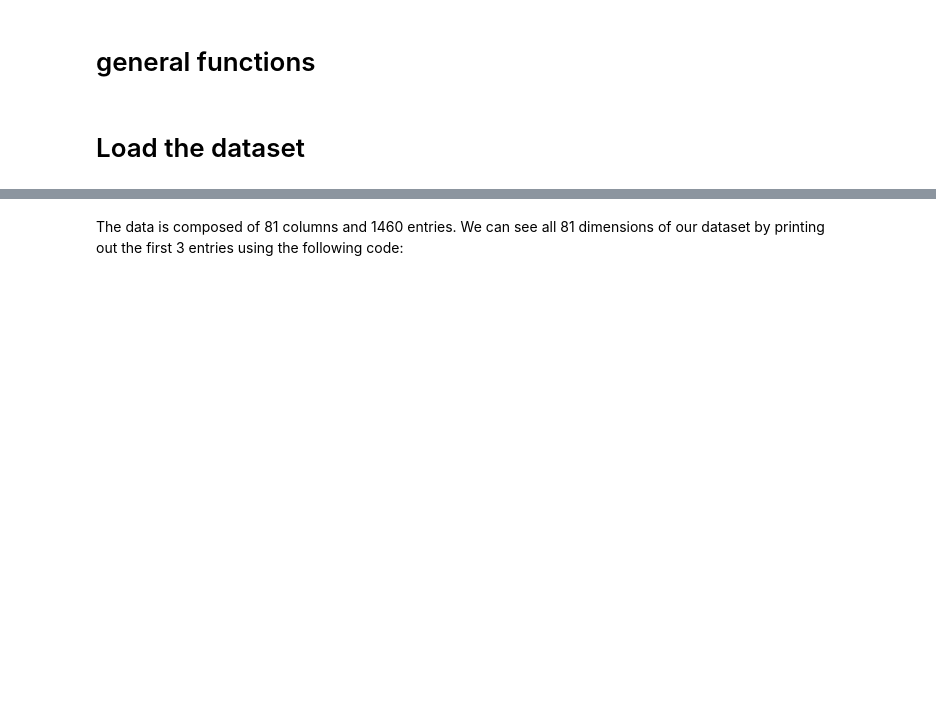
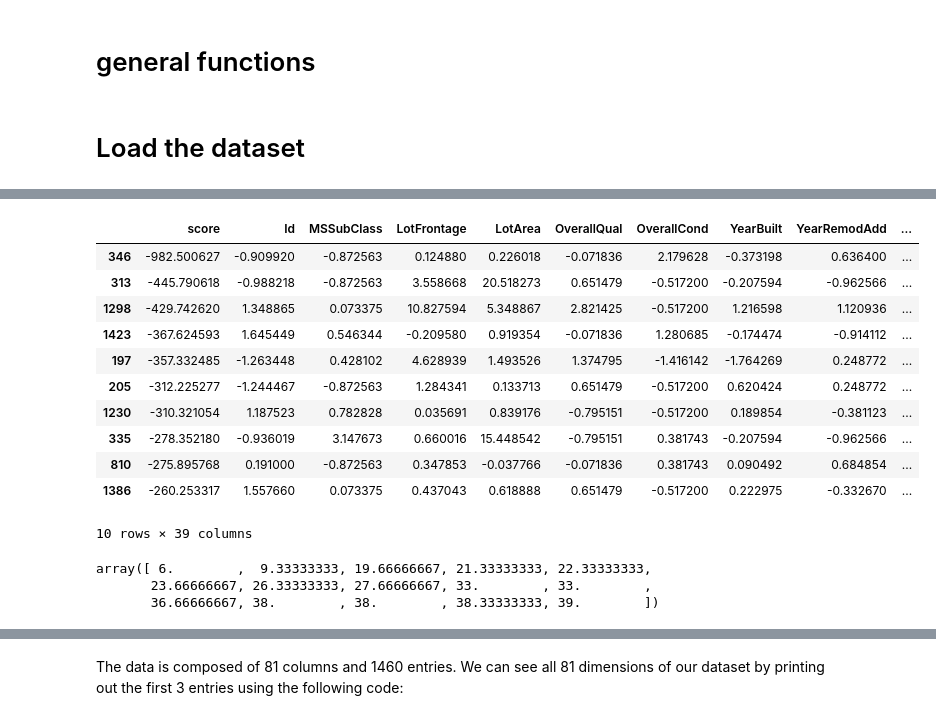
Before and after one commit to talbrend/JET, a Jupyter notebook: Model_JET.ipynb, the cells around one changed output, grey strips where cells are left out. Saved outputs shown, nothing was run; the diff lists cells and outputs as text; code cells hidden in the pictures; blank space fills up the shorter version.

```diff
--- a/Model_JET.ipynb
+++ b/Model_JET.ipynb
@@ -116,0 +174,38 @@ X_train, X_validation, y_train, y_validation = train_test_split(X, y, test_size=
+# %%
+from sklearn.decomposition import PCA
+
+pca = PCA(n_components=2)
+scl = StandardScaler(with_mean=True,with_std=True)
+pca.fit(scl.fit_transform(standardized_data))
+
+def reduce_dim_reconstruct(data):
+  #Reduce the dimension, reconstruct. Standrtize data.
+  return scl.inverse_transform(pca.inverse_transform(pca.transform(scl.transform(data))))
+
+pca_scores = -1* ((standardized_data - reduce_dim_reconstruct(standardized_data)) ** 2).sum(axis=1)
+pca_scores = pd.DataFrame({'score': pca_scores}, index=standardized_data.index)
+combined_df = pd.concat([pca_scores, standardized_data], axis=1).sort_values('score')
+combined_df.head(10)
+# %% [output]
+|  | score | Id | MSSubClass | LotFrontage | LotArea | OverallQual | OverallCond | YearBuilt | YearRemodAdd | ... |
+| 346 | -982.500627 | -0.909920 | -0.872563 | 0.124880 | 0.226018 | -0.071836 | 2.179628 | -0.373198 | 0.636400 | ... |
+| 313 | -445.790618 | -0.988218 | -0.872563 | 3.558668 | 20.518273 | 0.651479 | -0.517200 | -0.207594 | -0.962566 | ... |
+| 1298 | -429.742620 | 1.348865 | 0.073375 | 10.827594 | 5.348867 | 2.821425 | -0.517200 | 1.216598 | 1.120936 | ... |
+| 1423 | -367.624593 | 1.645449 | 0.546344 | -0.209580 | 0.919354 | -0.071836 | 1.280685 | -0.174474 | -0.914112 | ... |
+| 197 | -357.332485 | -1.263448 | 0.428102 | 4.628939 | 1.493526 | 1.374795 | -1.416142 | -1.764269 | 0.248772 | ... |
+| 205 | -312.225277 | -1.244467 | -0.872563 | 1.284341 | 0.133713 | 0.651479 | -0.517200 | 0.620424 | 0.248772 | ... |
+| 1230 | -310.321054 | 1.187523 | 0.782828 | 0.035691 | 0.839176 | -0.795151 | -0.517200 | 0.189854 | -0.381123 | ... |
+| 335 | -278.352180 | -0.936019 | 3.147673 | 0.660016 | 15.448542 | -0.795151 | 0.381743 | -0.207594 | -0.962566 | ... |
+| 810 | -275.895768 | 0.191000 | -0.872563 | 0.347853 | -0.037766 | -0.071836 | 0.381743 | 0.090492 | 0.684854 | ... |
+| 1386 | -260.253317 | 1.557660 | 0.073375 | 0.437043 | 0.618888 | 0.651479 | -0.517200 | 0.222975 | -0.332670 | ... |
+10 rows × 39 columns
+# %%
+ensemble_scores = pd.DataFrame({'score': (svm_scores.score.rank()+iso_scores.score.rank() + pca_scores.score.rank())/3},index=standardized_data.index).sort_values('score')
+
+combined_df = pd.concat([ensemble_scores, standardized_data], axis=1).sort_values('score')
+combined_df.head(20)
+combined_df['score'].values[:15]
+# %% [output]
+array([ 6.        ,  9.33333333, 19.66666667, 21.33333333, 22.33333333,
+       23.66666667, 26.33333333, 27.66666667, 33.        , 33.        ,
+       36.66666667, 38.        , 38.        , 38.33333333, 39.        ])
```
Also changed, not shown: parts of 32 cells of this notebook.
